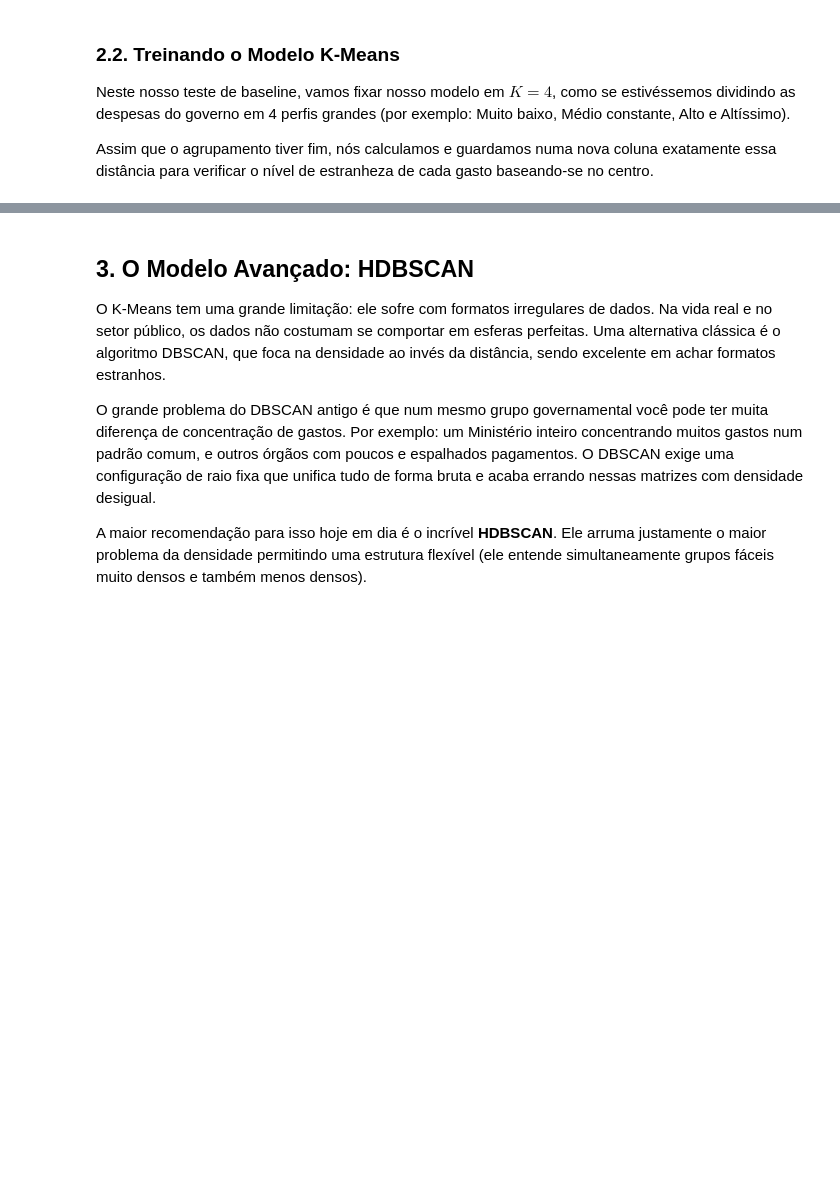
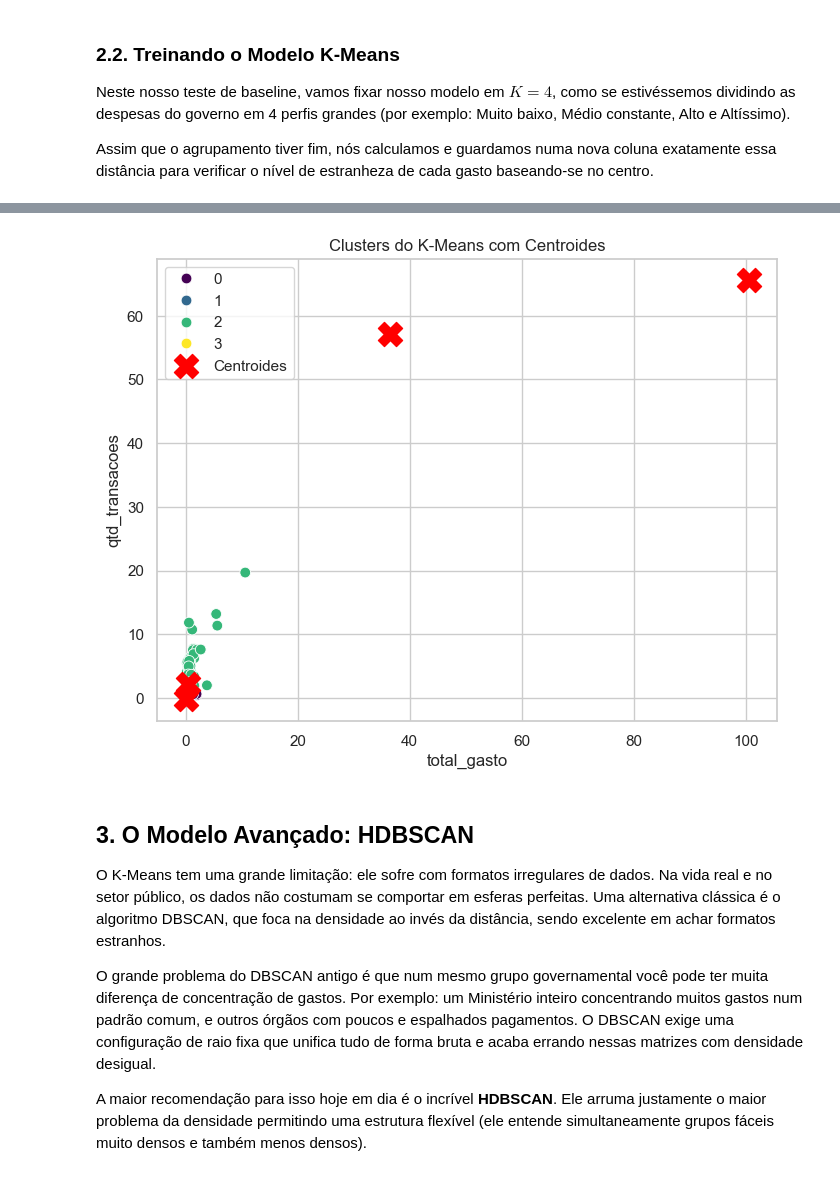
Before and after one commit to bituruna/cpgf-anomaly-detection-md, a Jupyter notebook: src/02_mineracao_e_avaliacao.ipynb, the cells around one changed output, grey strips where cells are left out. Saved outputs shown, nothing was run; the diff lists cells and outputs as text; code cells hidden in the pictures; blank space fills up the shorter version.

Commit message:
notebook2 plots

```diff
--- a/src/02_mineracao_e_avaliacao.ipynb
+++ b/src/02_mineracao_e_avaliacao.ipynb
@@ -121,6 +121,50 @@ Top 5 maiores anomalias segundo K-Means (Muito longe da norma):
 | SIGILOSO - GABINETE DE SEGURANCA ... | 36.398595 | 0.385224 | 57.143501 | 18.411226 | -0.658713 | 3.286721 | ... |
 | SIGILOSO - SECRETARIA DE ADMINIST... | 100.577018 | 1.353247 | 65.610289 | 42.444299 | -0.658713 | 9.082085 | ... |
 | ***.040.135-** | 0.144325 | 27.984468 | -0.300908 | 13.663183 | -0.658713 | -0.472984 | ... |
+# %%
+import matplotlib.pyplot as plt
+import seaborn as sns
+
+# Dados
+X = df[['total_gasto', 'qtd_transacoes']]
+
+# Modelo K-Means
+from sklearn.cluster import KMeans
+kmeans = KMeans(n_clusters=4, random_state=42)
+clusters = kmeans.fit_predict(X)
+
+# Centroides
+centroides = kmeans.cluster_centers_
+
+# Plot
+plt.figure(figsize=(8,6))
+
+sns.scatterplot(
+    x=X['total_gasto'],
+    y=X['qtd_transacoes'],
+    hue=clusters,
+    palette='viridis',
+    s=60
+)
+
+# Plot dos centroides
+plt.scatter(
+    centroides[:,0],
+    centroides[:,1],
+    c='red',
+    s=300,
+    marker='X',
+    label='Centroides'
+)
+
+plt.title("Clusters do K-Means com Centroides")
+plt.xlabel("total_gasto")
+plt.ylabel("qtd_transacoes")
+plt.legend()
+
+plt.show()
+# %% [output]
+[figure, added]
 # %% [markdown]
 ## 3. O Modelo Avançado: HDBSCAN
 
```
Also changed, not shown: parts of 2 cells of this notebook.
